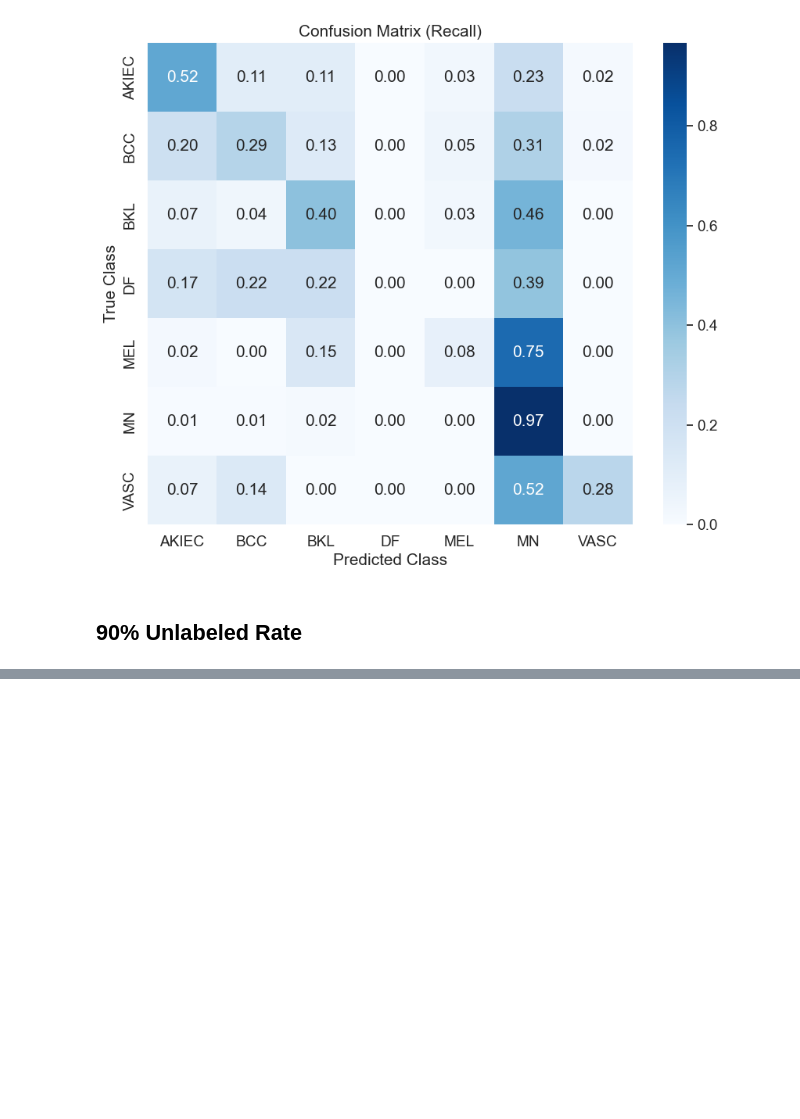
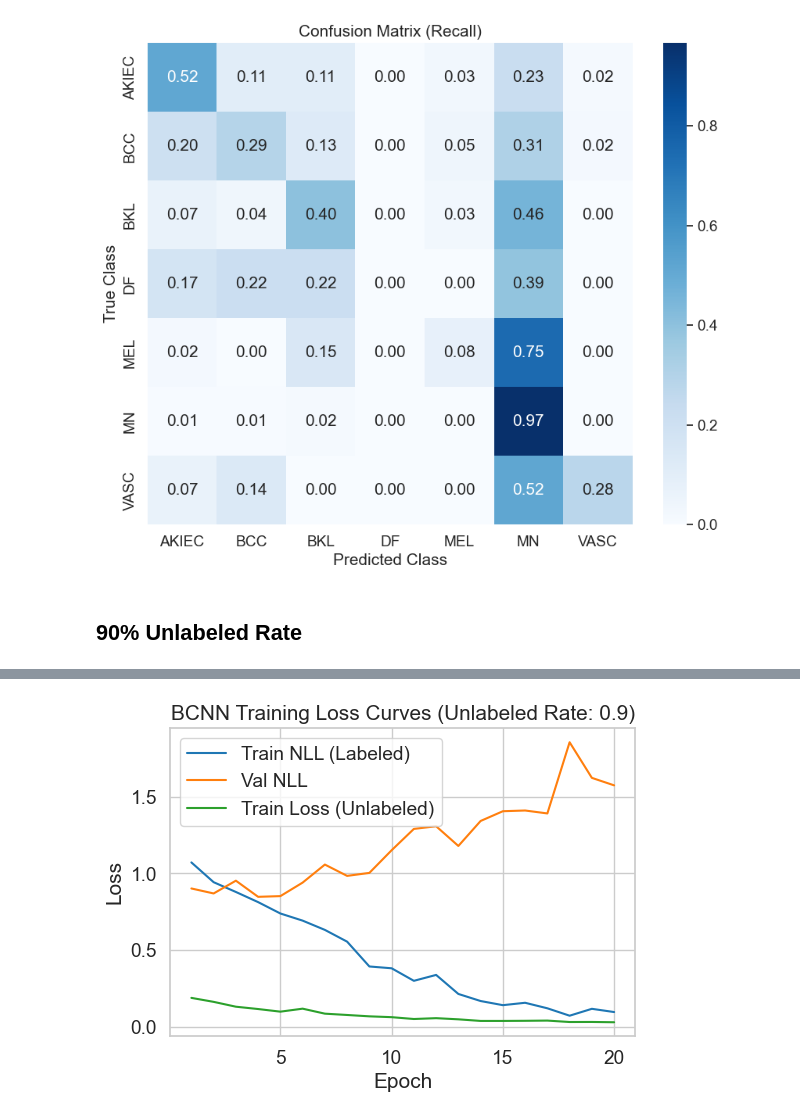
Before and after one commit to behrensm03/bdl-ssl, a Jupyter notebook: bayes_cnn_baseline.ipynb, the cells around one changed output, grey strips where cells are left out. Saved outputs shown, nothing was run; the diff lists cells and outputs as text; code cells hidden in the pictures; blank space fills up the shorter version.

Commit message:
feat(bcnn): run unlabeled rate 90 (#27)
- runs baseline bcnn on 90% unlabeled rate (in colab, and pasted results
here)

```diff
--- a/bayes_cnn_baseline.ipynb
+++ b/bayes_cnn_baseline.ipynb
@@ -309,3 +309,9 @@ plot_per_class_recall(test_results_bcnn_75['confusion_matrix'], list(short_label
 [figure]
 # %% [markdown]
 ## 90% Unlabeled Rate
+# %%
+# Create SSL versions of our datasets
+unlabeled_rate = 0.9
+train_labels_ssl_90 = get_semi_supervised_labels(train_dataset, unlabeled_rate=unlabeled_rate, seed=RANDOM_SEED)
+train_ssl_dataset_90 = SSLDataset(train_dataset, train_labels_ssl_90)
+train_ssl_loader_90 = data.DataLoader(train_ssl_dataset_90, batch_size=BATCH_SIZE, shuffle=True)
@@ -311,0 +352,10 @@ plot_per_class_recall(test_results_bcnn_75['confusion_matrix'], list(short_label
+# %%
+# Load best results from colab
+with open('results/bcnn-baseline/best_bcnn_history_90.pkl', 'rb') as f:
+    contents = pickle.load(f)
+    best_bcnn_history_90 = contents['history']
+    test_results_bcnn_90 = contents['test_results']
+# %%
+plot_loss_curves_bcnn(best_bcnn_history_90, unlabeled_rate=unlabeled_rate, use_unlabeled=True)
+# %% [output]
+[figure, added]
```
Also changed, not shown: parts of 6 cells of this notebook, 2 other files.
